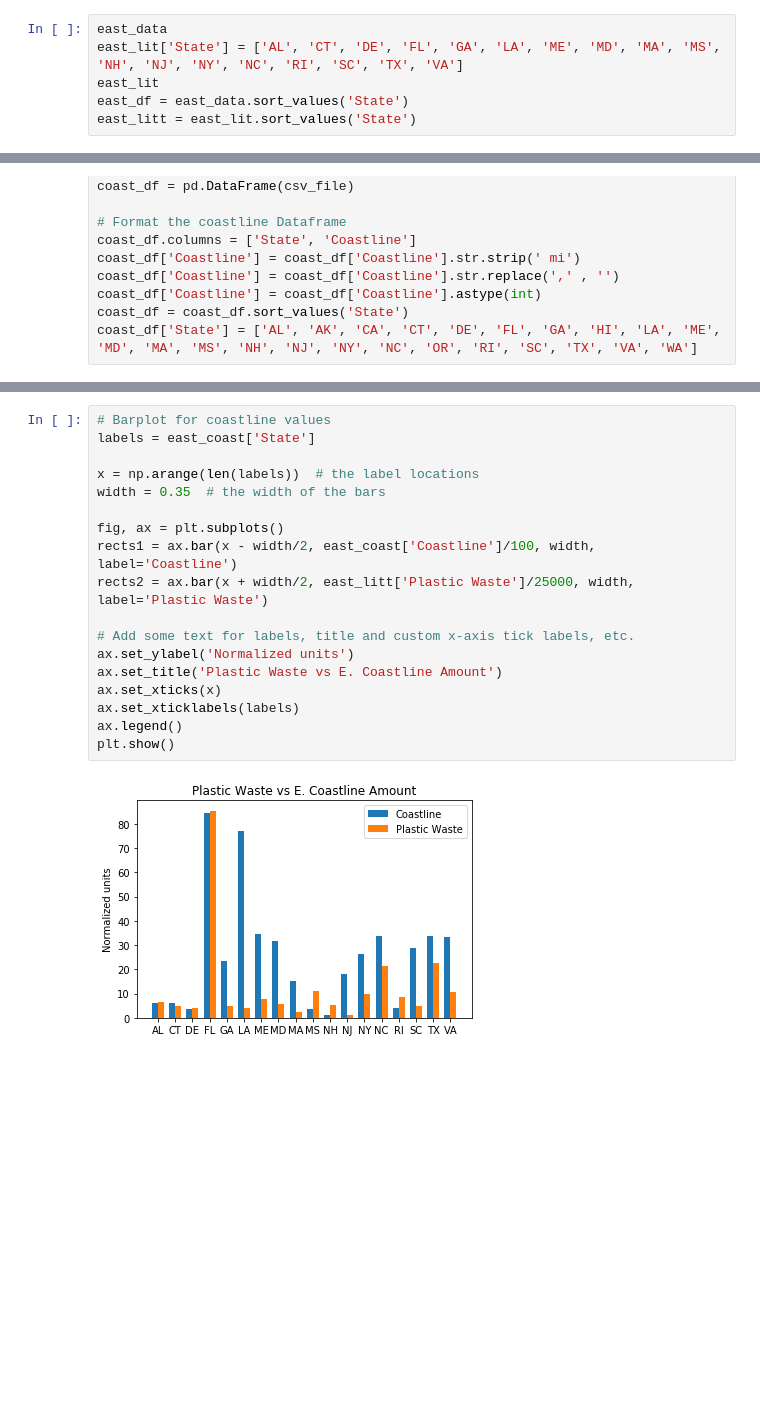
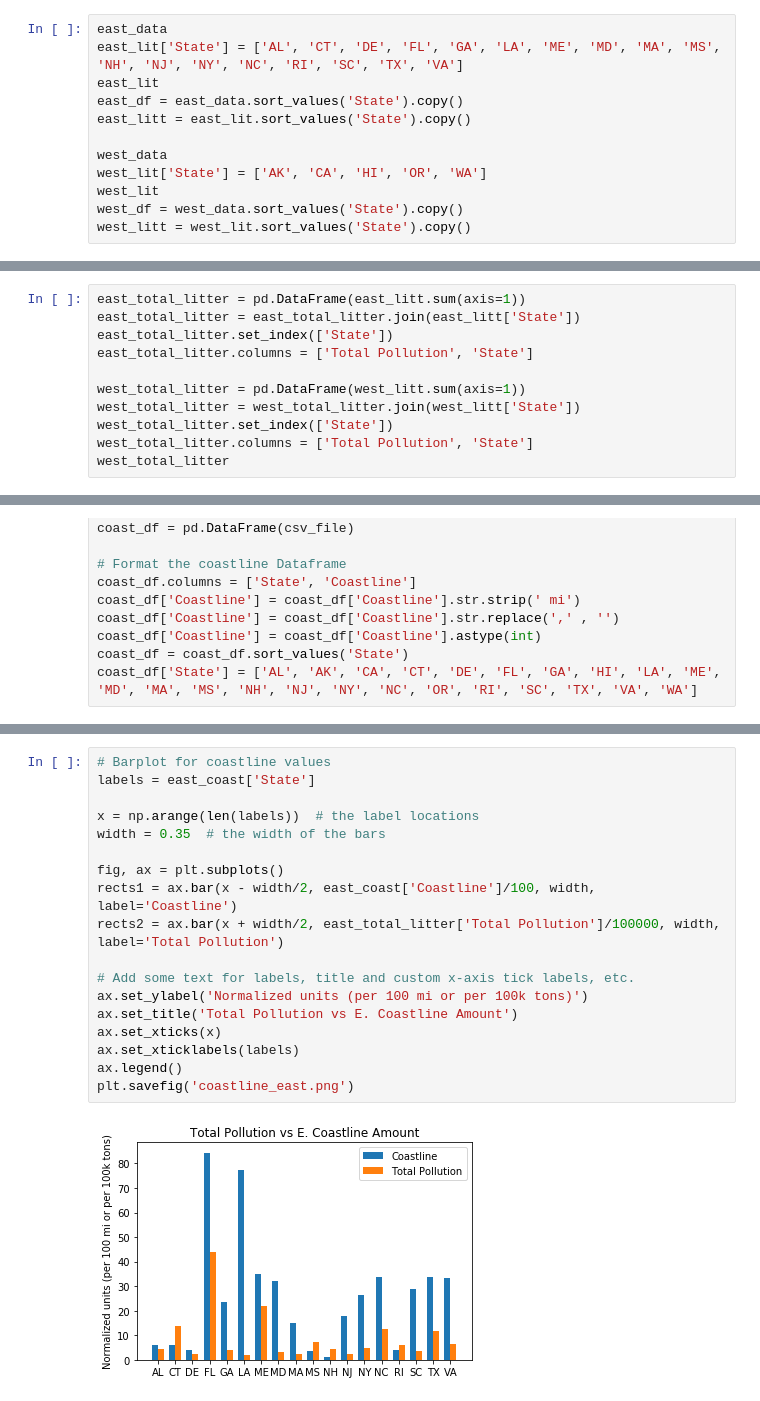
Before and after one commit to deirdrebclark/Project1, a Jupyter notebook: GDPAnaly_working.ipynb, the cells around one changed output, grey strips where cells are left out. Saved outputs shown, nothing was run; the diff lists cells and outputs as text; blank space fills up the shorter version.

Commit message:
updated GDP and coastline analysis

```diff
--- a/GDPAnaly_working.ipynb
+++ b/GDPAnaly_working.ipynb
@@ -88,8 +89,14 @@ west_lit
 east_data
 east_lit['State'] = ['AL', 'CT', 'DE', 'FL', 'GA', 'LA', 'ME', 'MD', 'MA', 'MS', 'NH', 'NJ', 'NY', 'NC', 'RI', 'SC', 'TX', 'VA']
 east_lit
-east_df = east_data.sort_values('State')
-east_litt = east_lit.sort_values('State')
+east_df = east_data.sort_values('State').copy()
+east_litt = east_lit.sort_values('State').copy()
+
+west_data
+west_lit['State'] = ['AK', 'CA', 'HI', 'OR', 'WA']
+west_lit
+west_df = west_data.sort_values('State').copy()
+west_litt = west_lit.sort_values('State').copy()
 # %% [output]
 A value is trying to be set on a copy of a slice from a DataFrame.
 Try using .loc[row_indexer,col_indexer] = value instead
@@ -97,0 +110,11 @@ See the caveats in the documentation: http://pandas.pydata.org/pandas-docs/stabl
+# %%
+east_total_litter = pd.DataFrame(east_litt.sum(axis=1))
+east_total_litter = east_total_litter.join(east_litt['State'])
+east_total_litter.set_index(['State'])
+east_total_litter.columns = ['Total Pollution', 'State']
+
+west_total_litter = pd.DataFrame(west_litt.sum(axis=1))
+west_total_litter = west_total_litter.join(west_litt['State'])
+west_total_litter.set_index(['State'])
+west_total_litter.columns = ['Total Pollution', 'State']
+west_total_litter
@@ -153,20 +198,20 @@ east_coast
 # %%
 # Barplot for coastline values
 labels = east_coast['State']
 
 x = np.arange(len(labels))  # the label locations
 width = 0.35  # the width of the bars
 
 fig, ax = plt.subplots()
 rects1 = ax.bar(x - width/2, east_coast['Coastline']/100, width, label='Coastline')
-rects2 = ax.bar(x + width/2, east_litt['Plastic Waste']/25000, width, label='Plastic Waste')
+rects2 = ax.bar(x + width/2, east_total_litter['Total Pollution']/100000, width, label='Total Pollution')
 
 # Add some text for labels, title and custom x-axis tick labels, etc.
-ax.set_ylabel('Normalized units')
-ax.set_title('Plastic Waste vs E. Coastline Amount')
+ax.set_ylabel('Normalized units (per 100 mi or per 100k tons)')
+ax.set_title('Total Pollution vs E. Coastline Amount')
 ax.set_xticks(x)
 ax.set_xticklabels(labels)
 ax.legend()
-plt.show()
+plt.savefig('coastline_east.png')
 # %% [output]
-[figure, old version]
+[figure, new version]
```
Also changed, not shown: parts of 10 cells of this notebook, 6 other files.
